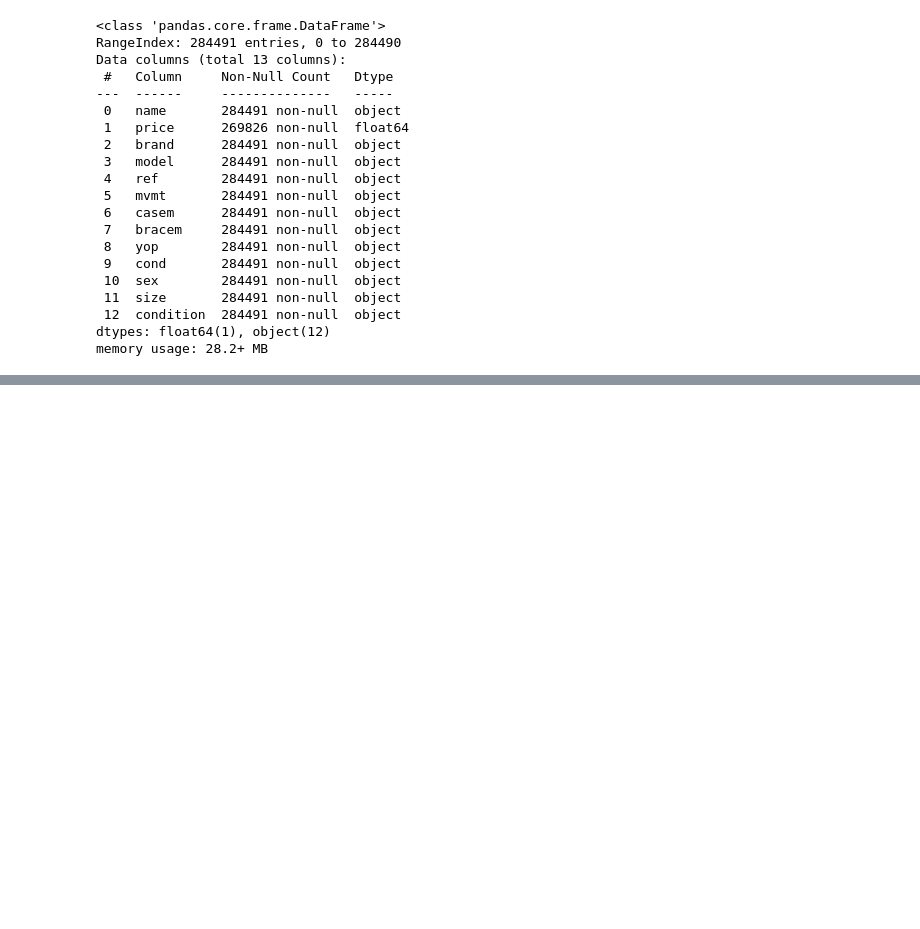
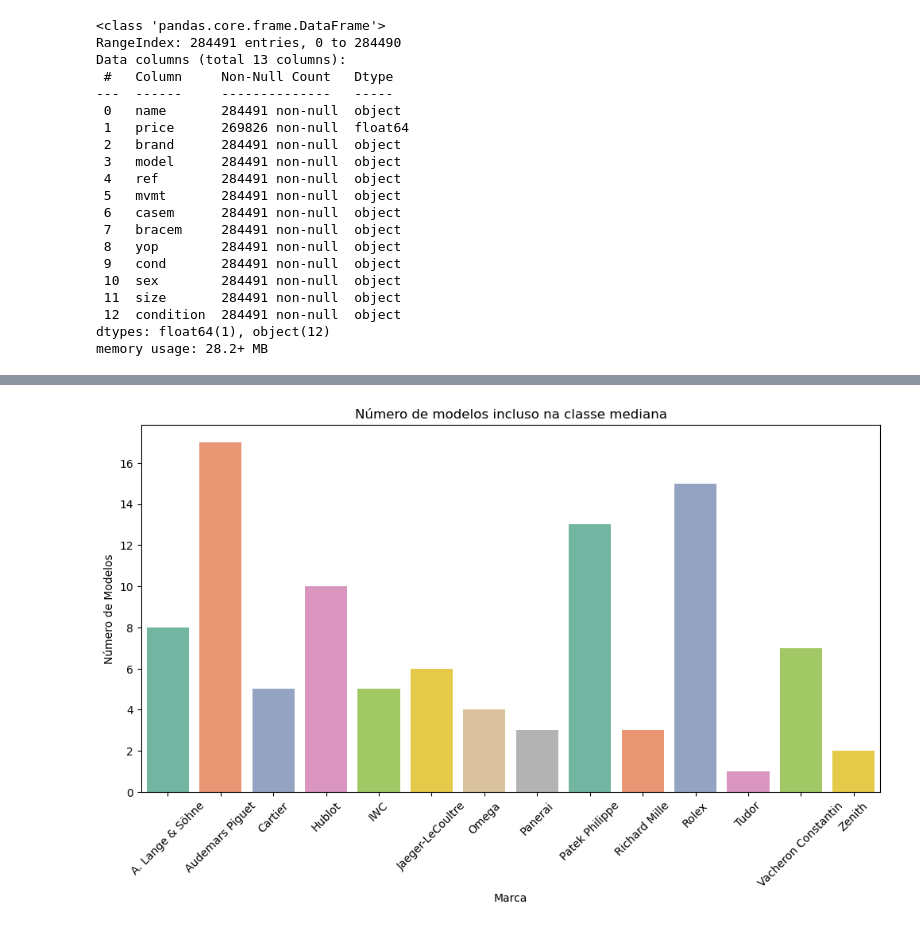
Before and after one commit to Bredariolcaroline/Data-analysis-and-data-science, a Jupyter notebook: watches.ipynb, the cells around one changed output, grey strips where cells are left out. Cells and saved outputs as stored; diff of their text form; code cells hidden in the pictures; blank space fills up the shorter version.

```diff
--- a/watches.ipynb
+++ b/watches.ipynb
@@ -133,0 +266,12 @@ memory usage: 28.2+ MB
+# %%
+contagem_modelos = mediana.groupby('brand')['model'].nunique().reset_index()
+# %%
+plt.figure(figsize=(12,6))
+sns.barplot(x = 'brand', y ='model', data= contagem_modelos, palette='Set2')
+plt.xlabel('Marca')
+plt.ylabel('Número de Modelos')
+plt.title('Número de modelos incluso na classe mediana')
+plt.xticks(rotation = 45)
+plt.show()
+# %% [output]
+[figure, added]
```
Also changed, not shown: parts of 17 cells of this notebook.
